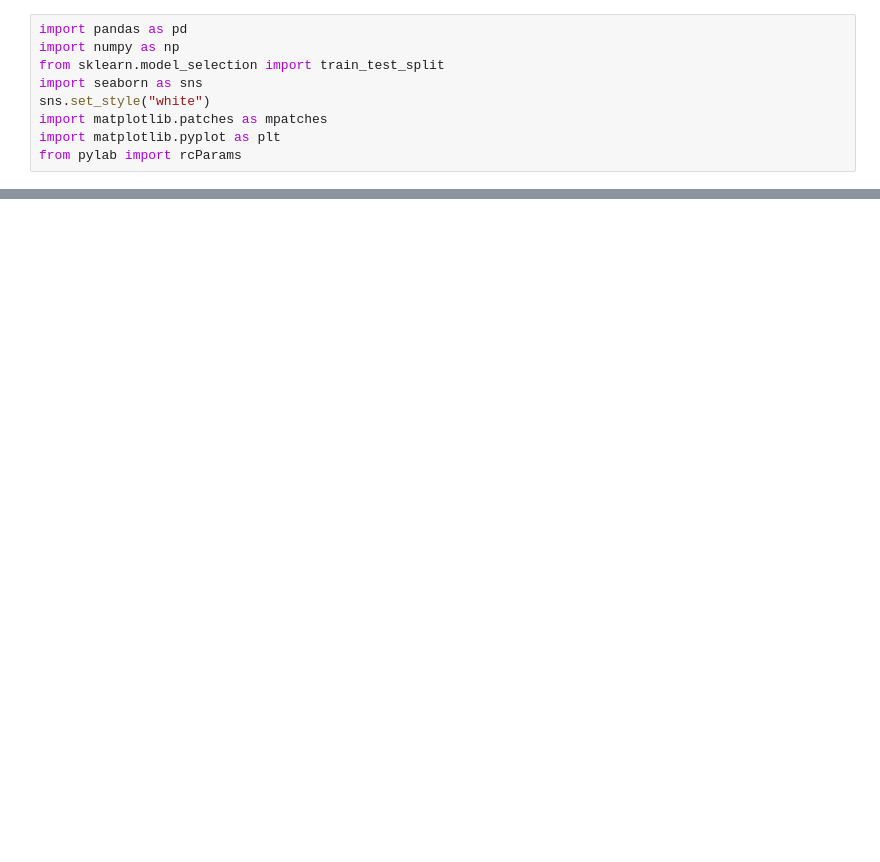
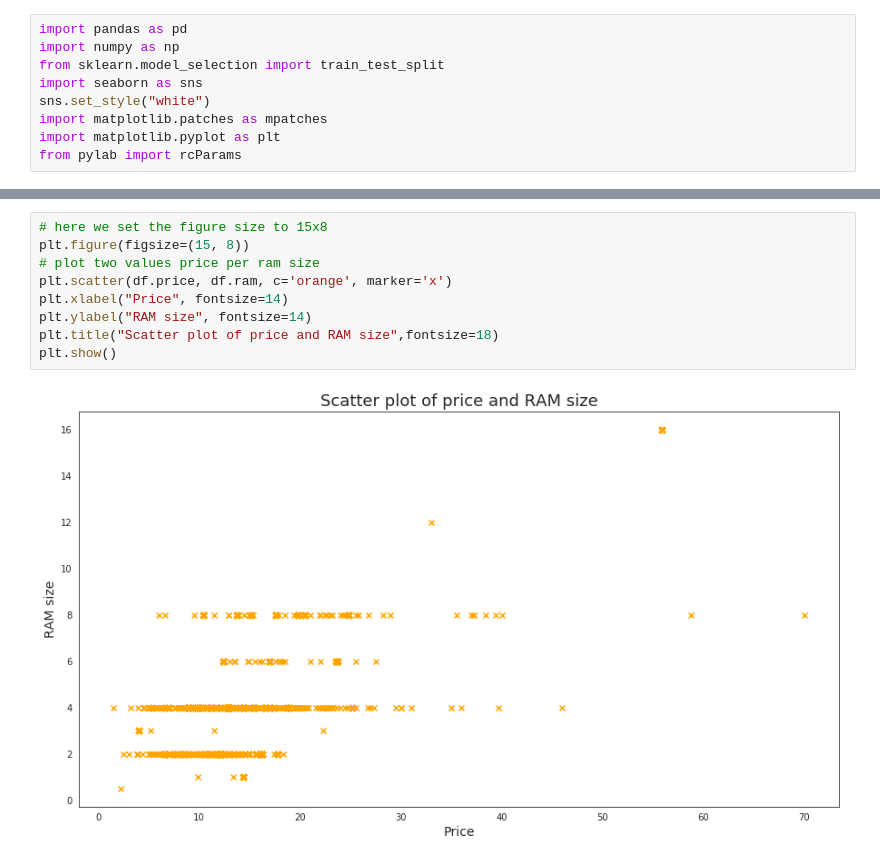
Before and after one commit to jackNhat/estimate_price, a Jupyter notebook: main.ipynb, the cells around one changed output, grey strips where cells are left out. Cells and saved outputs as stored; diff of their text form; blank space fills up the shorter version.

```diff
--- a/main.ipynb
+++ b/main.ipynb
@@ -39,0 +58,11 @@ plt.show()
+# %%
+# here we set the figure size to 15x8
+plt.figure(figsize=(15, 8))
+# plot two values price per ram size
+plt.scatter(df.price, df.ram, c='orange', marker='x')
+plt.xlabel("Price", fontsize=14)
+plt.ylabel("RAM size", fontsize=14)
+plt.title("Scatter plot of price and RAM size",fontsize=18)
+plt.show()
+# %% [output]
+[figure, added]
```
Also changed, not shown: parts of 23 cells of this notebook, 3 other files.
